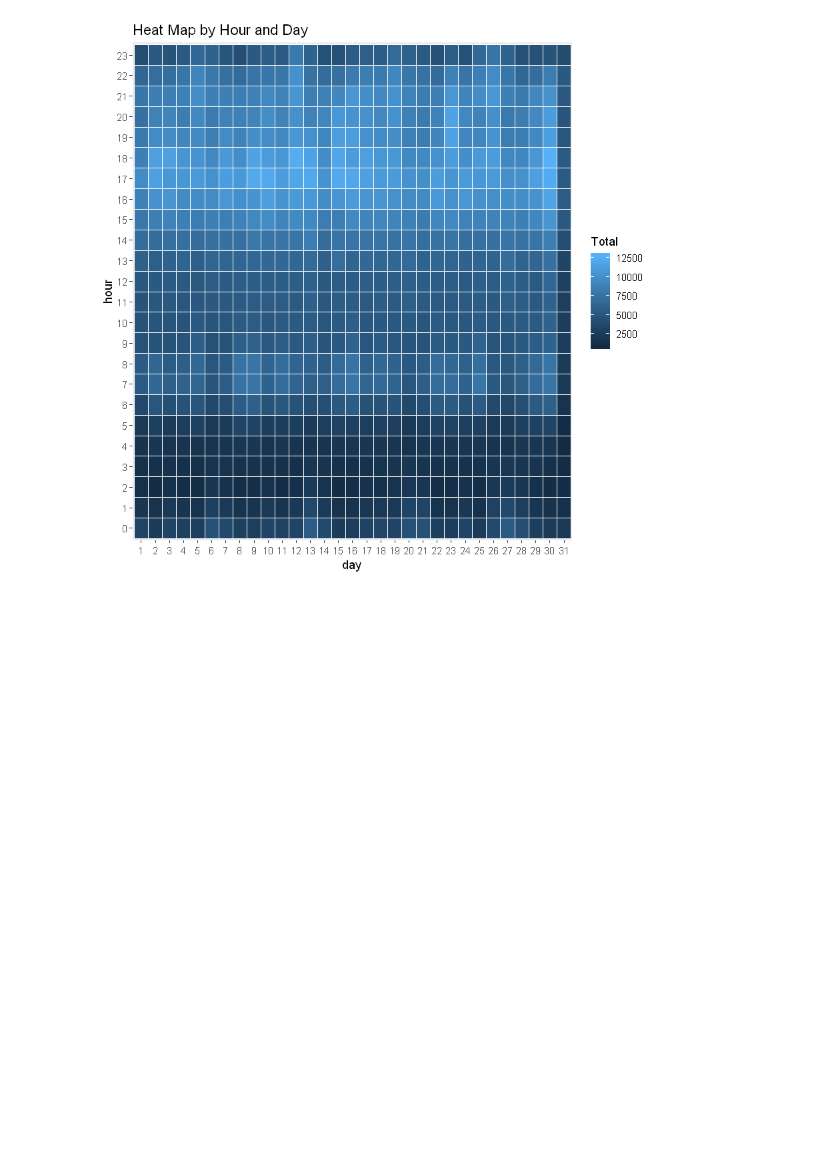
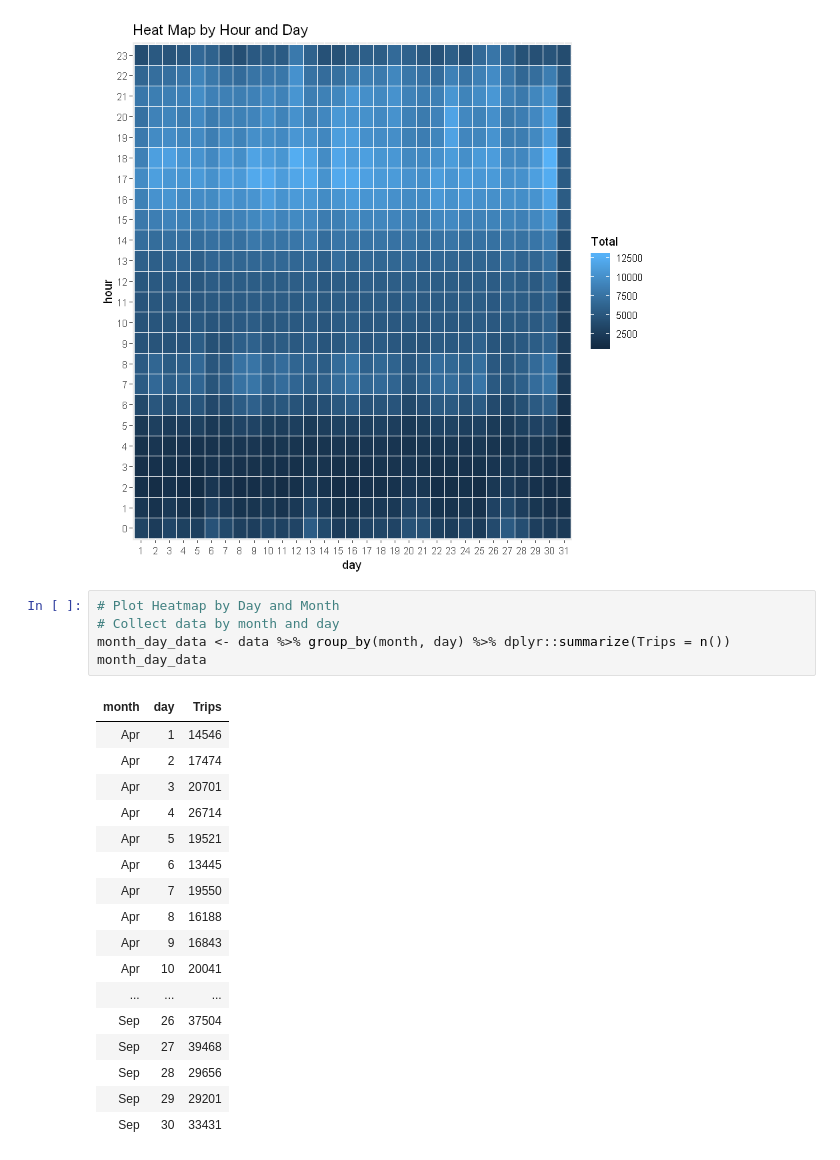
Before and after one commit to AmirMotefaker/Uber-Data-Analysis, a Jupyter notebook: Uber Data Analysis.ipynb, the cells around one changed output. Drawn from its saved outputs; the diff is of its cells as text; blank space fills up the shorter version.

```diff
--- a/Uber Data Analysis.ipynb
+++ b/Uber Data Analysis.ipynb
@@ -222,3 +222,26 @@ ggplot(day_hour_data, aes(day, hour, fill = Total)) +
   ggtitle("Heat Map by Hour and Day")
 # %% [output]
 [figure]
+# %%
+# Plot Heatmap by Day and Month
+# Collect data by month and day
+month_day_data <- data %>% group_by(month, day) %>% dplyr::summarize(Trips = n())
+month_day_data
+# %% [output]
+| month | day | Trips |
+| Apr | 1 | 14546 |
+| Apr | 2 | 17474 |
+| Apr | 3 | 20701 |
+| Apr | 4 | 26714 |
+| Apr | 5 | 19521 |
+| Apr | 6 | 13445 |
+| Apr | 7 | 19550 |
+| Apr | 8 | 16188 |
+| Apr | 9 | 16843 |
+| Apr | 10 | 20041 |
+| ... | ... | ... |
+| Sep | 26 | 37504 |
+| Sep | 27 | 39468 |
+| Sep | 28 | 29656 |
+| Sep | 29 | 29201 |
+| Sep | 30 | 33431 |
```
Also changed, not shown: parts of 2 cells of this notebook.
